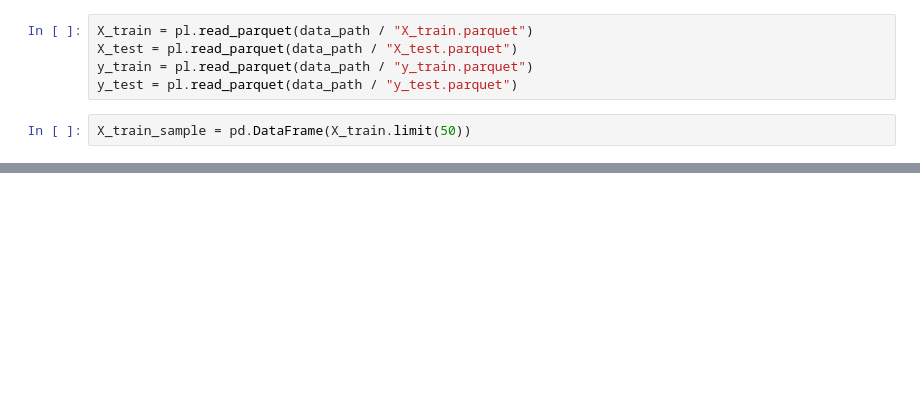
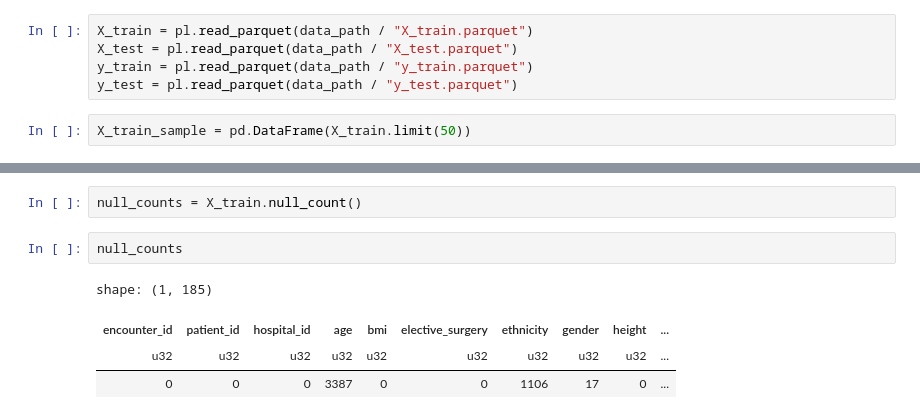
Before and after one commit to ZackLarsen/kaggle-wids-datathon-2020, a Jupyter notebook: notebooks/missing_value_imputation.ipynb, the cells around one changed output, grey strips where cells are left out. Drawn from its saved outputs; the diff is of its cells as text; blank space fills up the shorter version.

```diff
--- a/notebooks/missing_value_imputation.ipynb
+++ b/notebooks/missing_value_imputation.ipynb
@@ -36,0 +64,9 @@ X_train_sample
+# %%
+null_counts = X_train.null_count()
+# %%
+null_counts
+# %% [output]
+shape: (1, 185)
+| encounter_id | patient_id | hospital_id | age | bmi | elective_surgery | ethnicity | gender | height | ... |
+| u32 | u32 | u32 | u32 | u32 | u32 | u32 | u32 | u32 | ... |
+| 0 | 0 | 0 | 3387 | 0 | 0 | 1106 | 17 | 0 | ... |
```
Also changed, not shown: parts of 16 cells of this notebook, 11 other files.
